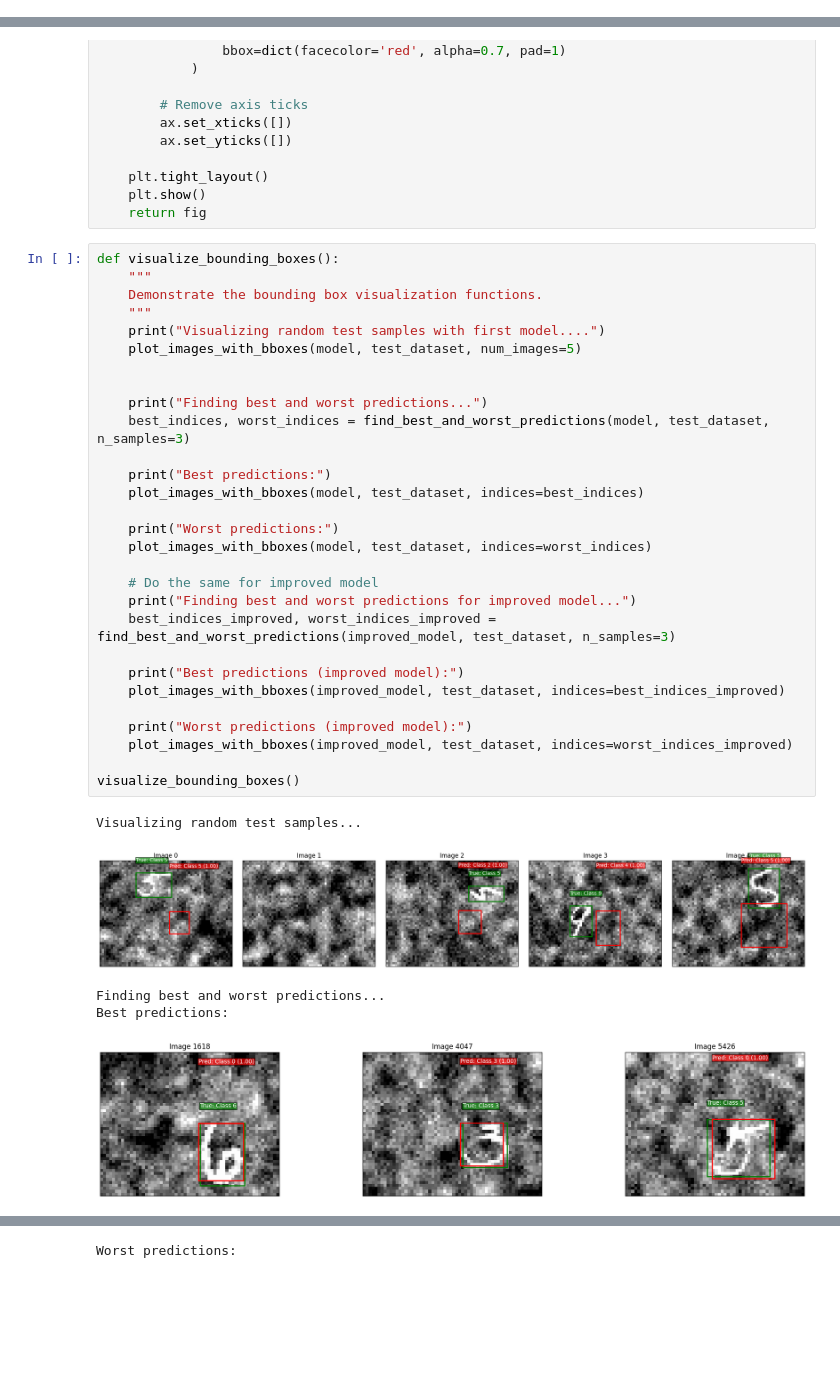
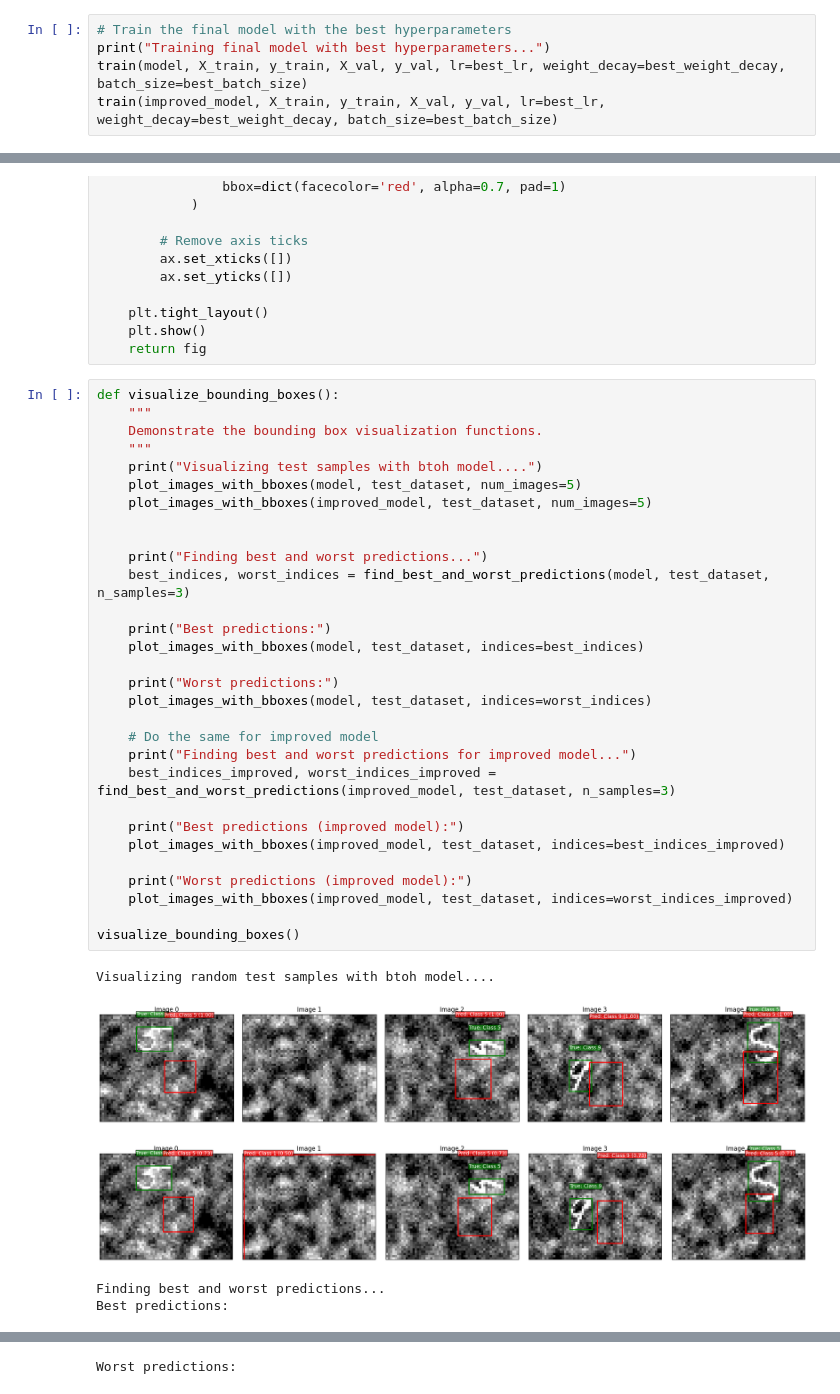
Before and after one commit to GeorgRis/INF265-DypLearing, a Jupyter notebook: Project 2/Project 2/Object_localization_template.ipynb, the cells around one changed output, grey strips where cells are left out. Drawn from its saved outputs; the diff is of its cells as text; blank space fills up the shorter version.

Commit message:
Hyperparameter.

```diff
--- a/Project 2/Project 2/Object_localization_template.ipynb
+++ b/Project 2/Project 2/Object_localization_template.ipynb
@@ -214,0 +263,5 @@ Epoch 10, Loss: 0.3730834722518921
+# %%
+# Train the final model with the best hyperparameters
+print("Training final model with best hyperparameters...")
+train(model, X_train, y_train, X_val, y_val, lr=best_lr, weight_decay=best_weight_decay, batch_size=best_batch_size)
+train(improved_model, X_train, y_train, X_val, y_val, lr=best_lr, weight_decay=best_weight_decay, batch_size=best_batch_size)
@@ -664,35 +736,36 @@ def plot_images_with_bboxes(model, dataset, indices=None, num_images=5):
 # %%
 def visualize_bounding_boxes():
     """
     Demonstrate the bounding box visualization functions.
     """
-    print("Visualizing random test samples with first model....")
+    print("Visualizing test samples with btoh model....")
     plot_images_with_bboxes(model, test_dataset, num_images=5)
+    plot_images_with_bboxes(improved_model, test_dataset, num_images=5)
 
 
     print("Finding best and worst predictions...")
     best_indices, worst_indices = find_best_and_worst_predictions(model, test_dataset, n_samples=3)
 
     print("Best predictions:")
     plot_images_with_bboxes(model, test_dataset, indices=best_indices)
 
     print("Worst predictions:")
     plot_images_with_bboxes(model, test_dataset, indices=worst_indices)
 
     # Do the same for improved model
     print("Finding best and worst predictions for improved model...")
     best_indices_improved, worst_indices_improved = find_best_and_worst_predictions(improved_model, test_dataset, n_samples=3)
 
     print("Best predictions (improved model):")
     plot_images_with_bboxes(improved_model, test_dataset, indices=best_indices_improved)
 
     print("Worst predictions (improved model):")
     plot_images_with_bboxes(improved_model, test_dataset, indices=worst_indices_improved)
 
 visualize_bounding_boxes()
 # %% [output]
-Visualizing random test samples...
+Visualizing random test samples with btoh model....
-[figure, old version]
+[figure, new version]
+[figure, new version]
 Finding best and worst predictions...
 Best predictions:
-[figure, old version]
```
Also changed, not shown: parts of 5 cells of this notebook.
